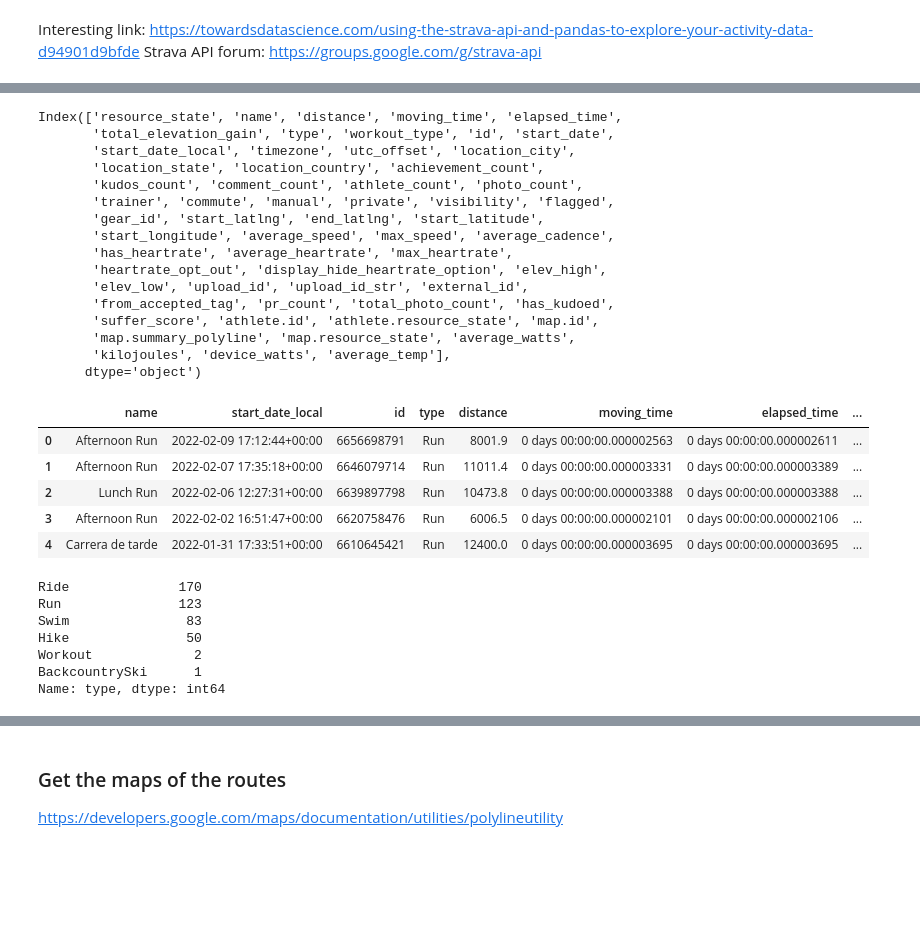
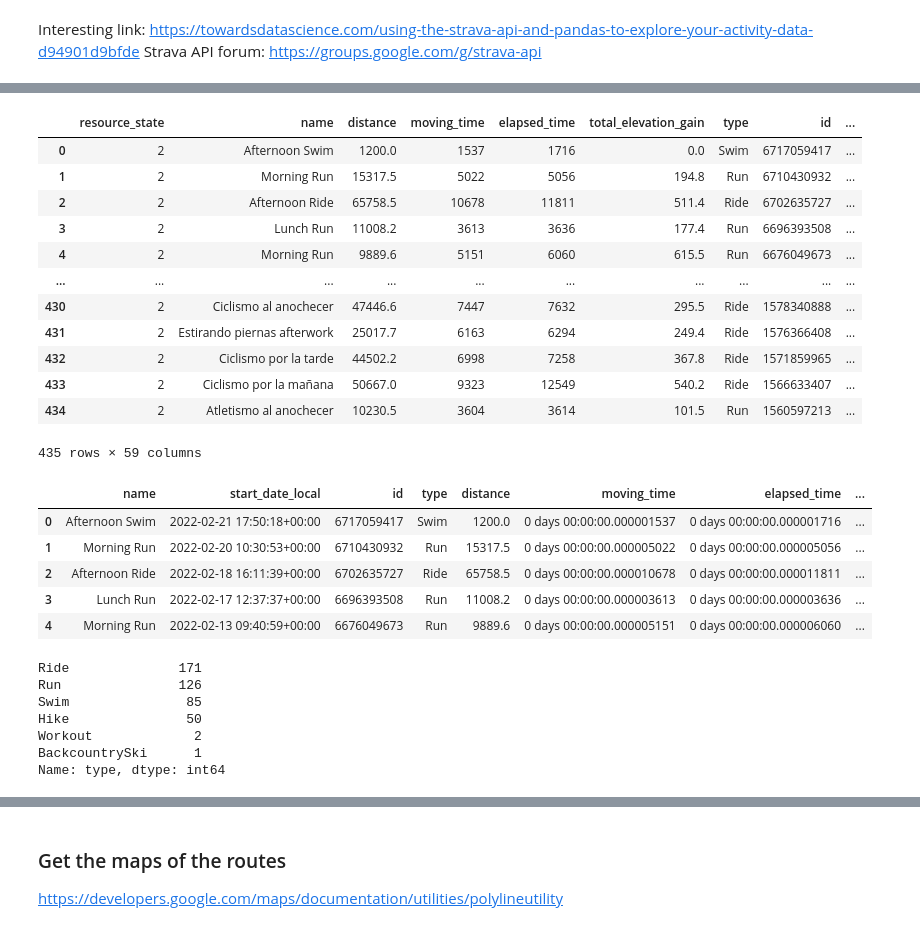
Before and after one commit to ivanrepi/random-datasets, a Jupyter notebook: strava_api.ipynb, the cells around one changed output, grey strips where cells are left out. Cells and saved outputs as stored; diff of their text form; code cells hidden in the pictures; blank space fills up the shorter version.

```diff
--- a/strava_api.ipynb
+++ b/strava_api.ipynb
@@ -56,24 +56,21 @@ while pages_count>0:
 dataset = [j for i in dataset for j in i]
 # %%
 activities = pd.json_normalize(dataset)
-activities.columns
+activities
 # %% [output]
+|  | resource_state | name | distance | moving_time | elapsed_time | total_elevation_gain | type | id | ... |
+| 0 | 2 | Afternoon Swim | 1200.0 | 1537 | 1716 | 0.0 | Swim | 6717059417 | ... |
+| 1 | 2 | Morning Run | 15317.5 | 5022 | 5056 | 194.8 | Run | 6710430932 | ... |
+| 2 | 2 | Afternoon Ride | 65758.5 | 10678 | 11811 | 511.4 | Ride | 6702635727 | ... |
+| 3 | 2 | Lunch Run | 11008.2 | 3613 | 3636 | 177.4 | Run | 6696393508 | ... |
+| 4 | 2 | Morning Run | 9889.6 | 5151 | 6060 | 615.5 | Run | 6676049673 | ... |
+| ... | ... | ... | ... | ... | ... | ... | ... | ... | ... |
+| 430 | 2 | Ciclismo al anochecer | 47446.6 | 7447 | 7632 | 295.5 | Ride | 1578340888 | ... |
+| 431 | 2 | Estirando piernas afterwork | 25017.7 | 6163 | 6294 | 249.4 | Ride | 1576366408 | ... |
+| 432 | 2 | Ciclismo por la tarde | 44502.2 | 6998 | 7258 | 367.8 | Ride | 1571859965 | ... |
+| 433 | 2 | Ciclismo por la mañana | 50667.0 | 9323 | 12549 | 540.2 | Ride | 1566633407 | ... |
+| 434 | 2 | Atletismo al anochecer | 10230.5 | 3604 | 3614 | 101.5 | Run | 1560597213 | ... |
-Index(['resource_state', 'name', 'distance', 'moving_time', 'elapsed_time',
-       'total_elevation_gain', 'type', 'workout_type', 'id', 'start_date',
-       'start_date_local', 'timezone', 'utc_offset', 'location_city',
-       'location_state', 'location_country', 'achievement_count',
-       'kudos_count', 'comment_count', 'athlete_count', 'photo_count',
-       'trainer', 'commute', 'manual', 'private', 'visibility', 'flagged',
-       'gear_id', 'start_latlng', 'end_latlng', 'start_latitude',
-       'start_longitude', 'average_speed', 'max_speed', 'average_cadence',
-       'has_heartrate', 'average_heartrate', 'max_heartrate',
-       'heartrate_opt_out', 'display_hide_heartrate_option', 'elev_high',
-       'elev_low', 'upload_id', 'upload_id_str', 'external_id',
-       'from_accepted_tag', 'pr_count', 'total_photo_count', 'has_kudoed',
-       'suffer_score', 'athlete.id', 'athlete.resource_state', 'map.id',
-       'map.summary_polyline', 'map.resource_state', 'average_watts',
-       'kilojoules', 'device_watts', 'average_temp'],
-      dtype='object')
+435 rows × 59 columns
 # %%
 #Create new dataframe with only columns I care about
 cols =['name',
@@ -91,45 +88,46 @@ cols =['name',
           'average_heartrate',
           'max_heartrate',
           'start_latitude',
-          'start_longitude']
+          'start_longitude',
+          'map.summary_polyline']
 
 activities = activities[cols]
 """
 # Convert dates to datetime type
 activities['start_date_local']= [datetime.strptime(i,"%Y-%m-%dT%H:%M:%SZ") for i in activities['start_date_local']]
 activities['start_time']=[time(hour=i.hour,minute=i.minute,second=i.second) for i in activities['start_date_local']]
 activities['start_date_local'] =[date(year=i.year,month=i.month,day=i.day) for i in activities['start_date_local']]
 """
 # Create a distance in km column
 activities['distance_km'] = activities['distance']/1000
 
 # Convert dates to datetime type
 activities['start_date_local'] = pd.to_datetime(activities['start_date_local'])
 
 # Create a day of the week and month of the year columns
 activities['day_of_week'] = activities['start_date_local'].dt.day_name()
 activities['month_of_year'] = activities['start_date_local'].dt.month
 # Convert times to timedeltas
 activities['moving_time'] = pd.to_timedelta(activities['moving_time'])
 activities['elapsed_time'] = pd.to_timedelta(activities['elapsed_time'])
 # Convert timings to hours for plotting
 activities['elapsed_time_hr'] = activities['elapsed_time'].view(int)/3600
 activities['moving_time_hr'] = activities['moving_time'].view(int)/3600
 
 activities.head()
 # %% [output]
 |  | name | start_date_local | id | type | distance | moving_time | elapsed_time | ... |
-| 0 | Afternoon Run | 2022-02-09 17:12:44+00:00 | 6656698791 | Run | 8001.9 | 0 days 00:00:00.000002563 | 0 days 00:00:00.000002611 | ... |
-| 1 | Afternoon Run | 2022-02-07 17:35:18+00:00 | 6646079714 | Run | 11011.4 | 0 days 00:00:00.000003331 | 0 days 00:00:00.000003389 | ... |
-| 2 | Lunch Run | 2022-02-06 12:27:31+00:00 | 6639897798 | Run | 10473.8 | 0 days 00:00:00.000003388 | 0 days 00:00:00.000003388 | ... |
-| 3 | Afternoon Run | 2022-02-02 16:51:47+00:00 | 6620758476 | Run | 6006.5 | 0 days 00:00:00.000002101 | 0 days 00:00:00.000002106 | ... |
-| 4 | Carrera de tarde | 2022-01-31 17:33:51+00:00 | 6610645421 | Run | 12400.0 | 0 days 00:00:00.000003695 | 0 days 00:00:00.000003695 | ... |
+| 0 | Afternoon Swim | 2022-02-21 17:50:18+00:00 | 6717059417 | Swim | 1200.0 | 0 days 00:00:00.000001537 | 0 days 00:00:00.000001716 | ... |
+| 1 | Morning Run | 2022-02-20 10:30:53+00:00 | 6710430932 | Run | 15317.5 | 0 days 00:00:00.000005022 | 0 days 00:00:00.000005056 | ... |
+| 2 | Afternoon Ride | 2022-02-18 16:11:39+00:00 | 6702635727 | Ride | 65758.5 | 0 days 00:00:00.000010678 | 0 days 00:00:00.000011811 | ... |
+| 3 | Lunch Run | 2022-02-17 12:37:37+00:00 | 6696393508 | Run | 11008.2 | 0 days 00:00:00.000003613 | 0 days 00:00:00.000003636 | ... |
+| 4 | Morning Run | 2022-02-13 09:40:59+00:00 | 6676049673 | Run | 9889.6 | 0 days 00:00:00.000005151 | 0 days 00:00:00.000006060 | ... |
 # %%
 activities['type'].value_counts()
 # %% [output]
-Ride              170
-Run               123
-Swim               83
+Ride              171
+Run               126
+Swim               85
 Hike               50
 Workout             2
 BackcountrySki      1
```
Also changed, not shown: parts of 10 cells of this notebook, 3 other files.
